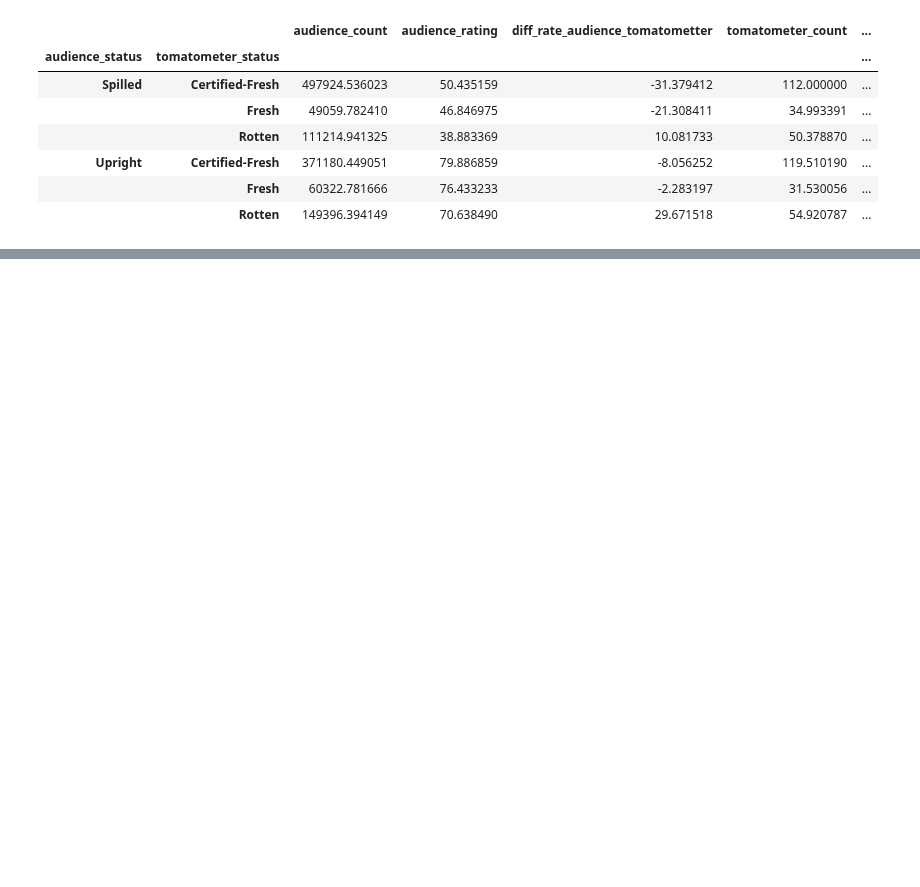
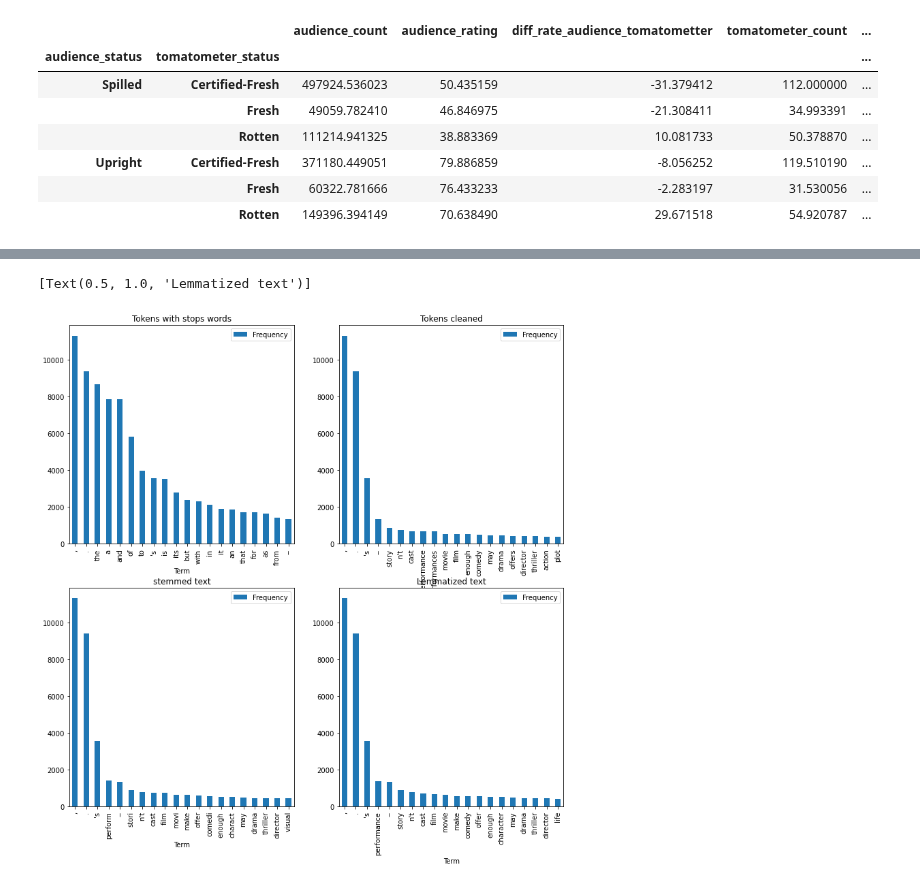
Before and after one commit to fdmdlb/nextflix, a Jupyter notebook: explore_roten_tomatoes.ipynb, the cells around one changed output, grey strips where cells are left out. Cells and saved outputs as stored; diff of their text form; code cells hidden in the pictures; blank space fills up the shorter version.

```diff
--- a/explore_roten_tomatoes.ipynb
+++ b/explore_roten_tomatoes.ipynb
@@ -221,0 +226,47 @@ movies[movies['diff_rate_audience_tomatometter'].isna() != True].sort_values(by=
+# %%
+from nltk.stem import PorterStemmer
+
+porter = PorterStemmer()
+X_stem = X_clean.apply(lambda words: [porter.stem(word.lower()) for word in words] )
+# change to dataFrame to see better final results
+df_stem = pd.DataFrame.from_dict(nltk.FreqDist(X_stem.sum()), orient='index')
+df_stem.columns = ['Frequency']
+df_stem.index.name = 'Term'
+#df_stem.sort_values(['Frequency'], ascending=False).head(20).plot(kind="bar")
+# %%
+from nltk.stem import WordNetLemmatizer
+wnl = WordNetLemmatizer()
+
+X_lem = X_clean.apply(lambda words: [wnl.lemmatize(word.lower()) for word in words] )
+# change to dataFrame to see better final results
+
+df_lem = pd.DataFrame.from_dict(nltk.FreqDist(X_lem.sum()), orient='index')
+df_lem.columns = ['Frequency']
+df_lem.index.name = 'Term'
+#X_lem.sort_values(['Frequency'], ascending=False).head(20).plot(kind="bar")
+# %%
+fig = plt.subplots(figsize=(13,13))
+
+ax1 = plt.subplot(2,2,1)
+ax2 = plt.subplot(2,2,2)
+ax3 = plt.subplot(2,2,3)
+ax4 = plt.subplot(2,2,4)
+
+#initial text
+df_tokens.sort_values(['Frequency'], ascending=False).head(20).plot(kind="bar", ax = ax1)
+ax1.set(title="Tokens with stops words")
+
+#after cleaning up stopwords and punctuation
+df_words.sort_values(['Frequency'], ascending=False).head(20).plot(kind="bar", ax = ax2)
+ax2.set(title="Tokens cleaned")
+
+#cleaning up stopwords and punctuation + stemmer
+df_stem.sort_values(['Frequency'], ascending=False).head(20).plot(kind="bar", ax= ax3)
+ax3.set(title="stemmed text")
+
+#after cleaning up stopwords and punctuation + lemmatizer.
+df_lem.sort_values(['Frequency'], ascending=False).head(20).plot(kind="bar", ax= ax4)
+ax4.set(title="Lemmatized text")
+# %% [output]
+[Text(0.5, 1.0, 'Lemmatized text')]
+[figure, added]
```
Also changed, not shown: parts of 16 cells of this notebook.
